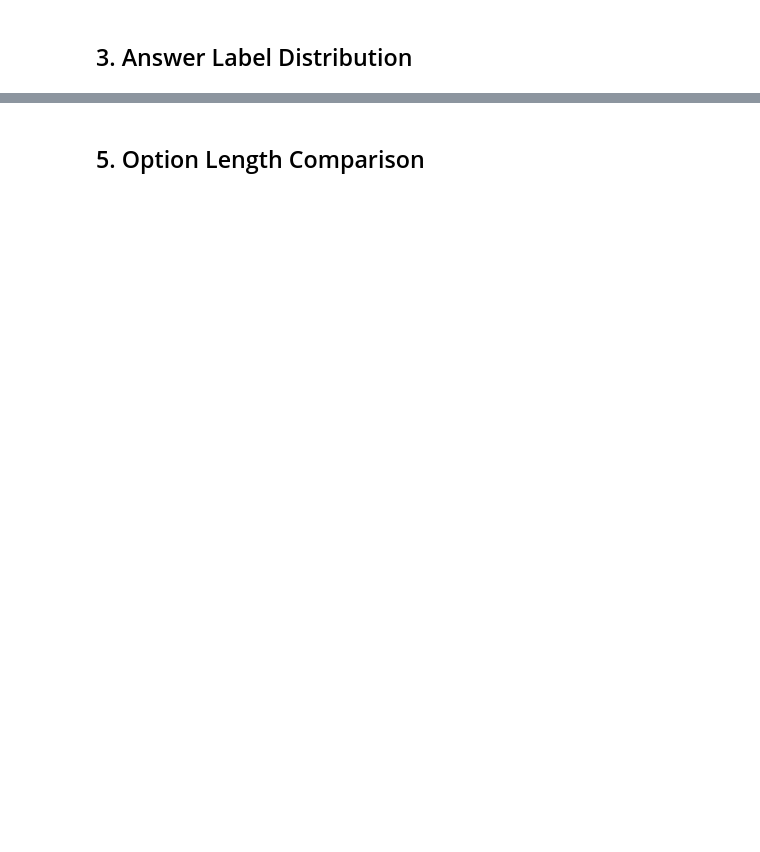
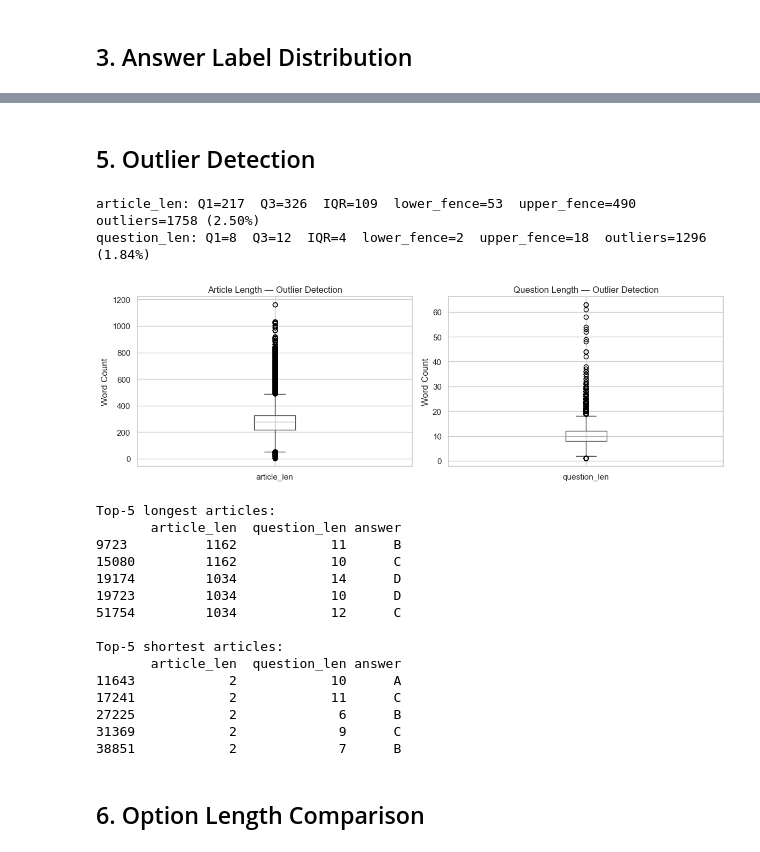
Before and after one commit to AfnanRizwan1/Quiz-Generation-System_AI-Project, a Jupyter notebook: notebooks/EDA.ipynb, the cells around one changed output, grey strips where cells are left out. Cells and saved outputs as stored; diff of their text form; code cells hidden in the pictures; blank space fills up the shorter version.

```diff
--- a/notebooks/EDA.ipynb
+++ b/notebooks/EDA.ipynb
@@ -57,5 +108,55 @@ print(train_df[['article_len','question_len']].describe())
+# %% [markdown]
+## 5. Outlier Detection
+# %%
+# IQR-based outlier detection for article and question lengths
+for col in ['article_len', 'question_len']:
+    Q1  = train_df[col].quantile(0.25)
+    Q3  = train_df[col].quantile(0.75)
+    IQR = Q3 - Q1
+    lower = Q1 - 1.5 * IQR
+    upper = Q3 + 1.5 * IQR
+    outliers = train_df[(train_df[col] < lower) | (train_df[col] > upper)]
+    print(f'{col}: Q1={Q1:.0f}  Q3={Q3:.0f}  IQR={IQR:.0f}  '
+          f'lower_fence={lower:.0f}  upper_fence={upper:.0f}  '
+          f'outliers={len(outliers)} ({len(outliers)/len(train_df)*100:.2f}%)')
+
+# Box plots to visualise outliers
+fig, axes = plt.subplots(1, 2, figsize=(12, 4))
+train_df.boxplot(column='article_len',  ax=axes[0], vert=True)
+axes[0].set_title('Article Length — Outlier Detection')
+axes[0].set_ylabel('Word Count')
+train_df.boxplot(column='question_len', ax=axes[1], vert=True)
+axes[1].set_title('Question Length — Outlier Detection')
+axes[1].set_ylabel('Word Count')
+plt.tight_layout()
+plt.show()
+
+# Show the most extreme outliers
+print('\nTop-5 longest articles:')
+print(train_df.nlargest(5, 'article_len')[['article_len','question_len','answer']])
+print('\nTop-5 shortest articles:')
+print(train_df.nsmallest(5, 'article_len')[['article_len','question_len','answer']])
+# %% [output]
+article_len: Q1=217  Q3=326  IQR=109  lower_fence=53  upper_fence=490  outliers=1758 (2.50%)
+question_len: Q1=8  Q3=12  IQR=4  lower_fence=2  upper_fence=18  outliers=1296 (1.84%)
+[figure, added]
+Top-5 longest articles:
+       article_len  question_len answer
+9723          1162            11      B
+15080         1162            10      C
+19174         1034            14      D
+19723         1034            10      D
+51754         1034            12      C
+
+Top-5 shortest articles:
+       article_len  question_len answer
+11643            2            10      A
+17241            2            11      C
+27225            2             6      B
+31369            2             9      C
+38851            2             7      B
 # %% [markdown]
-## 5. Option Length Comparison
+## 6. Option Length Comparison
 # %%
 for opt in ['A','B','C','D']:
     train_df[f'{opt}_len'] = train_df[opt].str.split().str.len()
```
Also changed, not shown: parts of 15 cells of this notebook.
